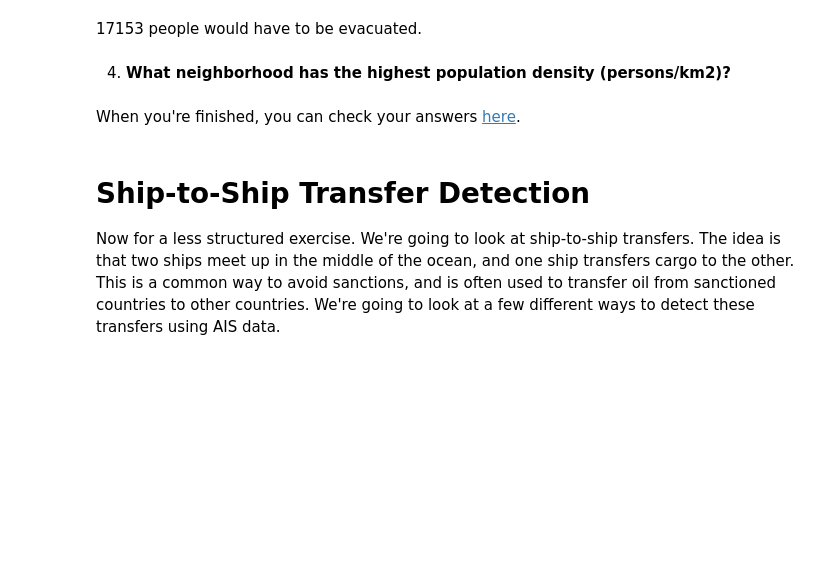
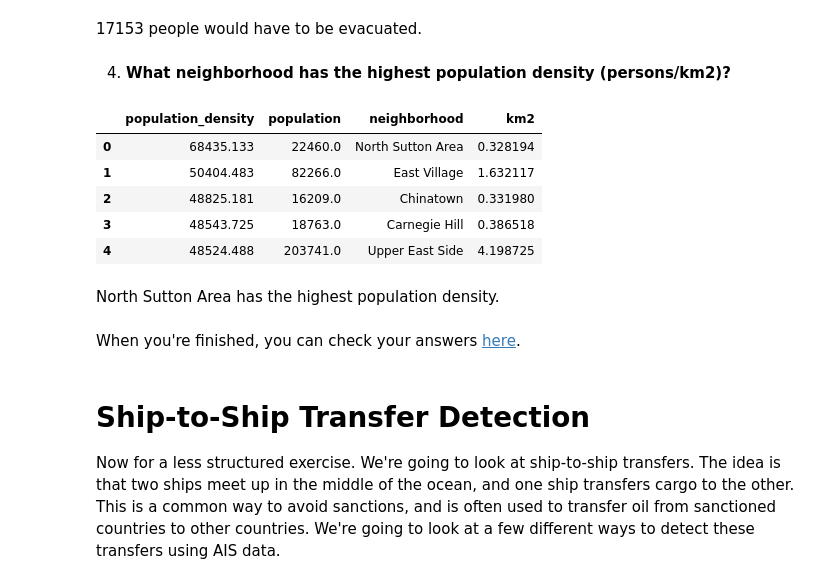
Before and after one commit to Aurora-77777/CASA0005, a Jupyter notebook: notebooks/W04_postgis2.ipynb, the cells around one changed output. Saved outputs shown, nothing was run; the diff lists cells and outputs as text; code cells hidden in the pictures; blank space fills up the shorter version.

```diff
--- a/notebooks/W04_postgis2.ipynb
+++ b/notebooks/W04_postgis2.ipynb
@@ -223,6 +223,18 @@ Park_station_df.head()
 17153 people would have to be evacuated.
 # %% [markdown]
 4. **What neighborhood has the highest population density (persons/km2)?**
+# %%
+neighborhood_df = con.sql("SELECT round(sum(a.popn_total)/(ST_Area(b.geom)/1000000),3) as population_density, sum(a.popn_total) AS population, b.NAME as neighborhood, ST_Area(b.geom)/1000000 as km2 FROM nyc_census_blocks a JOIN nyc_neighborhoods b ON ST_Intersects(a.geom, b.geom) Group by b.name,b.geom order by population_density desc;").df()
+neighborhood_df.head()
+# %% [output]
+|  | population_density | population | neighborhood | km2 |
+| 0 | 68435.133 | 22460.0 | North Sutton Area | 0.328194 |
+| 1 | 50404.483 | 82266.0 | East Village | 1.632117 |
+| 2 | 48825.181 | 16209.0 | Chinatown | 0.331980 |
+| 3 | 48543.725 | 18763.0 | Carnegie Hill | 0.386518 |
+| 4 | 48524.488 | 203741.0 | Upper East Side | 4.198725 |
+# %% [markdown]
+North Sutton Area has the highest population density.
 # %% [markdown]
 When you're finished, you can check your answers [here](https://postgis.net/workshops/postgis-intro/joins_exercises.html).
 # %% [markdown]
```
